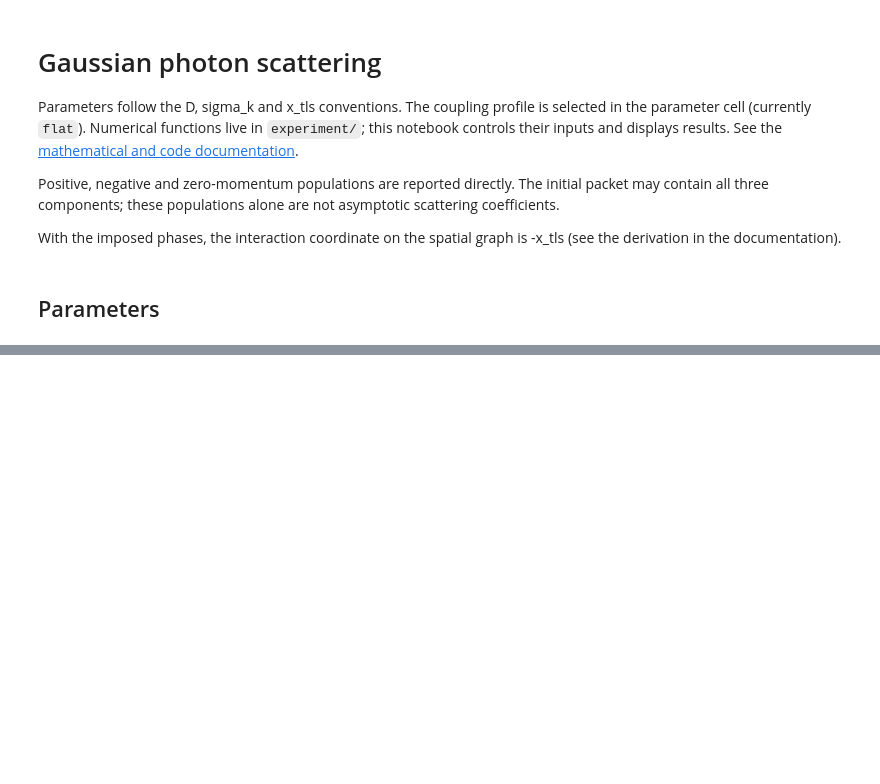
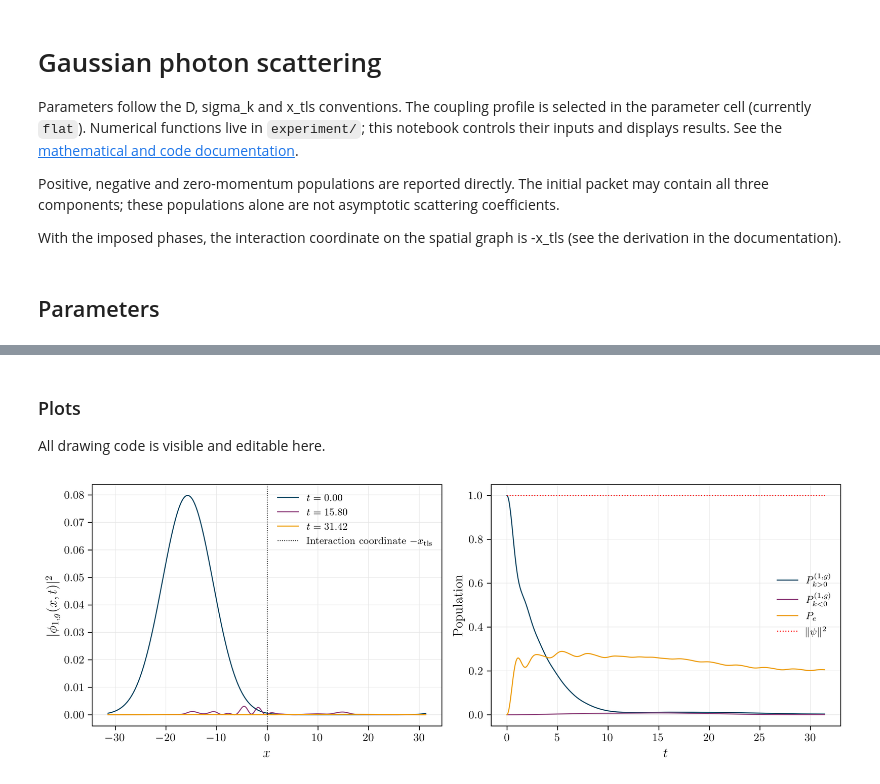
Before and after one commit to oriolpug/rabi-truncation, a Jupyter notebook: notebooks/scattering.ipynb, the cells around one changed output, grey strips where cells are left out. Cells and saved outputs as stored; diff of their text form; code cells hidden in the pictures; blank space fills up the shorter version.

```diff
--- a/notebooks/scattering.ipynb
+++ b/notebooks/scattering.ipynb
@@ -102,0 +153,9 @@ display(observable_summary)
+# %%
+observable_history = experiment.observables_dataframe()
+observable_summary = experiment.observables_dataframe(summary=True)
+display(observable_summary)
+
+times = experiment.times
+x = np.linspace(-param_atom['L'] / 2, param_atom['L'] / 2, 500, endpoint=False)
+snapshot_indices = sorted({0, len(times) // 2, len(times) - 1})
+wavefunction_data = {i: experiment.one_photon_wavefunction(i, x) for i in snapshot_indices}
@@ -102,0 +176,34 @@ display(observable_summary)
+# %% [markdown]
+### Plots
+
+All drawing code is visible and editable here.
+# %%
+fig, axes = plt.subplots(1, 2, figsize=(11, 4))
+for i, phi in wavefunction_data.items():
+    axes[0].plot(x, abs(phi)**2, label=rf'$t={times[i]:.2f}$')
+# The imposed annihilation/Fourier phases give interaction coordinate -x_tls.
+axes[0].axvline(-param_atom['x_tls'], color='black', linestyle=':', linewidth=0.8,
+                label=r'Interaction coordinate $-x_{\mathrm{tls}}$')
+axes[0].set(xlabel=r'$x$', ylabel=r'$|\phi_{1,g}(x,t)|^2$')
+channel_labels = {
+    'p_transmitted': r'$P_{k>0}^{(1,g)}$',
+    'p_reflected': r'$P_{k<0}^{(1,g)}$',
+    'p_excited': r'$P_e$',
+    'norm': r'$\|\psi\|^2$',
+}
+for name, label in channel_labels.items():
+    if name=='norm':
+        axes[1].plot(observable_history.index, observable_history[name], label=label, color='red', linestyle=":")
+    else:
+        axes[1].plot(observable_history.index, observable_history[name], label=label)
+
+axes[1].set(xlabel=r'$t$', ylabel='Population')
+for ax in axes:
+    ax.legend()
+for ax in axes.flat:
+    ax.grid(color='0.9', linestyle='-', linewidth=0.5)
+    ax.tick_params(length=4, width=0.8)
+fig.tight_layout()
+plt.show()
+# %% [output]
+[figure, added]
```
Also changed, not shown: parts of 16 cells of this notebook, 20 other files.
